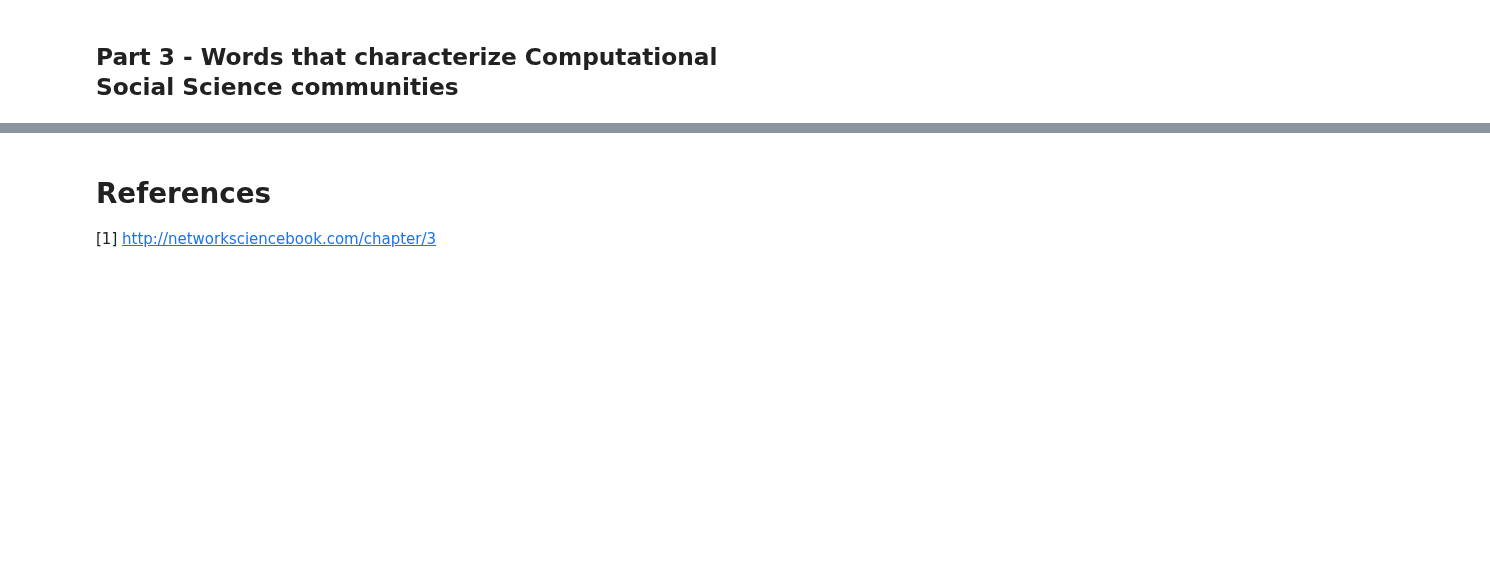
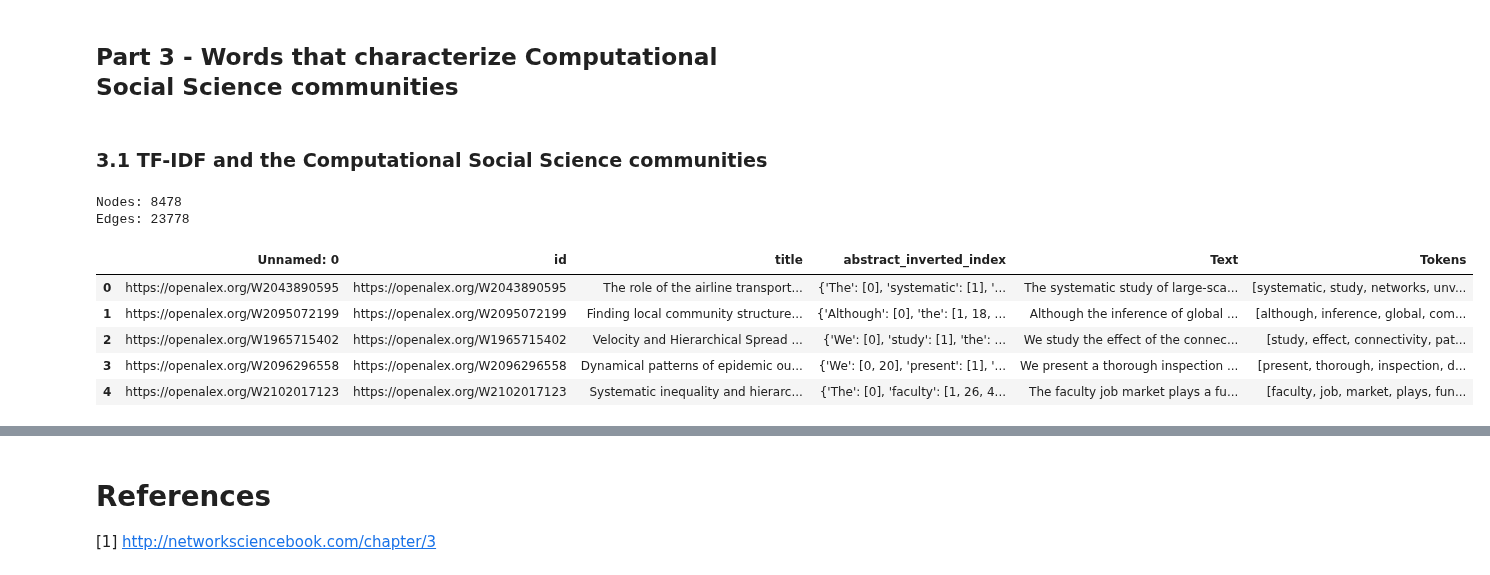
Before and after one commit to KarolineKlan/Assignments_ComSocSci2024, a Jupyter notebook: Assignment2.ipynb, the cells around one changed output, grey strips where cells are left out. Saved outputs shown, nothing was run; the diff lists cells and outputs as text; code cells hidden in the pictures; blank space fills up the shorter version.

```diff
--- a/Assignment2.ipynb
+++ b/Assignment2.ipynb
@@ -212,3 +215,27 @@ In this part of the assignment we are analyzing the CSS-network by looking at as
 ### Central nodes
 # %% [markdown]
 ## Part 3 - Words that characterize Computational Social Science communities
+# %% [markdown]
+### 3.1 TF-IDF and the Computational Social Science communities
+# %%
+#load the CSS-network from week 6 exercise 4
+file_path = 'data/network_with_attributes_and_communities.json'
+G_CSS = load_network_from_json(file_path)
+
+print("Nodes:", len(G_CSS.nodes))
+print("Edges:", len(G_CSS.edges))
+# %% [output]
+Nodes: 8478
+Edges: 23778
+# %%
+#load the abstracts dataset from week 7 exercise 2
+df_abstracts = pd.read_csv('data/Abstracts_TOKENIZED.csv')
+df_abstracts['Tokens'] = df_abstracts['Tokens'].apply(ast.literal_eval)
+df_abstracts.head()
+# %% [output]
+|  | Unnamed: 0 | id | title | abstract_inverted_index | Text | Tokens |
+| 0 | https://openalex.org/W2043890595 | https://openalex.org/W2043890595 | The role of the airline transport... | {'The': [0], 'systematic': [1], '... | The systematic study of large-sca... | [systematic, study, networks, unv... |
+| 1 | https://openalex.org/W2095072199 | https://openalex.org/W2095072199 | Finding local community structure... | {'Although': [0], 'the': [1, 18, ... | Although the inference of global ... | [although, inference, global, com... |
+| 2 | https://openalex.org/W1965715402 | https://openalex.org/W1965715402 | Velocity and Hierarchical Spread ... | {'We': [0], 'study': [1], 'the': ... | We study the effect of the connec... | [study, effect, connectivity, pat... |
+| 3 | https://openalex.org/W2096296558 | https://openalex.org/W2096296558 | Dynamical patterns of epidemic ou... | {'We': [0, 20], 'present': [1], '... | We present a thorough inspection ... | [present, thorough, inspection, d... |
+| 4 | https://openalex.org/W2102017123 | https://openalex.org/W2102017123 | Systematic inequality and hierarc... | {'The': [0], 'faculty': [1, 26, 4... | The faculty job market plays a fu... | [faculty, job, market, plays, fun... |
```
Also changed, not shown: parts of 17 cells of this notebook, 1 other file.
